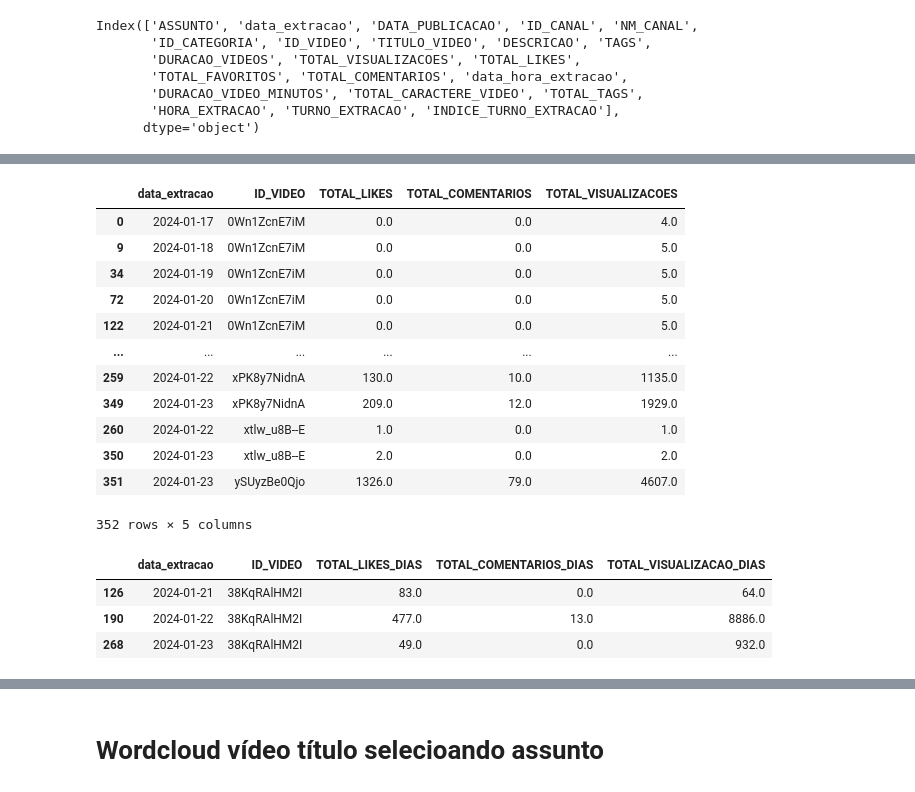
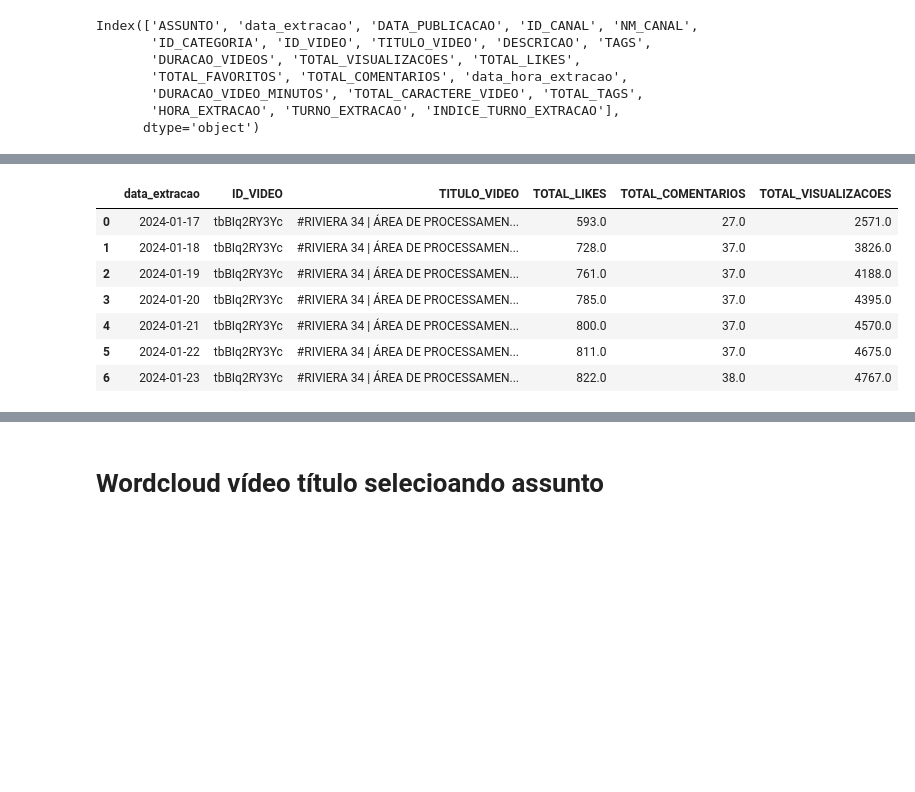
Before and after one commit to rodrigorocha1/analise_dados_youtube, a Jupyter notebook: notebooks_v2/visualizacoes.ipynb, the cells around one changed output, grey strips where cells are left out. Cells and saved outputs as stored; diff of their text form; code cells hidden in the pictures; blank space fills up the shorter version.

```diff
--- a/notebooks_v2/visualizacoes.ipynb
+++ b/notebooks_v2/visualizacoes.ipynb
@@ -917,3 +952,5 @@ base_video = base_video.query('ASSUNTO == "assunto_cities_skylines"')
+# %%
+base_video = base_video.query('ID_VIDEO == "tbBIq2RY3Yc"')
 # %%
 base_video.head()
 # %% [output]
@@ -926,25 +963,20 @@ base_video.head()
 # %%
-base_video = base_video.groupby(['data_extracao', 'ID_VIDEO']) \
+base_video = base_video.groupby(['data_extracao', 'ID_VIDEO', 'TITULO_VIDEO']) \
     .agg(
         TOTAL_LIKES=('TOTAL_LIKES', 'max'),
         TOTAL_COMENTARIOS=('TOTAL_COMENTARIOS', 'max'),
         TOTAL_VISUALIZACOES=('TOTAL_VISUALIZACOES', 'max')
     ).reset_index().sort_values(by=[ 'ID_VIDEO', 'data_extracao'])
 base_video
 # %% [output]
-|  | data_extracao | ID_VIDEO | TOTAL_LIKES | TOTAL_COMENTARIOS | TOTAL_VISUALIZACOES |
-| 0 | 2024-01-17 | 0Wn1ZcnE7iM | 0.0 | 0.0 | 4.0 |
-| 9 | 2024-01-18 | 0Wn1ZcnE7iM | 0.0 | 0.0 | 5.0 |
-| 34 | 2024-01-19 | 0Wn1ZcnE7iM | 0.0 | 0.0 | 5.0 |
-| 72 | 2024-01-20 | 0Wn1ZcnE7iM | 0.0 | 0.0 | 5.0 |
-| 122 | 2024-01-21 | 0Wn1ZcnE7iM | 0.0 | 0.0 | 5.0 |
-| ... | ... | ... | ... | ... | ... |
-| 259 | 2024-01-22 | xPK8y7NidnA | 130.0 | 10.0 | 1135.0 |
-| 349 | 2024-01-23 | xPK8y7NidnA | 209.0 | 12.0 | 1929.0 |
-| 260 | 2024-01-22 | xtlw_u8B--E | 1.0 | 0.0 | 1.0 |
-| 350 | 2024-01-23 | xtlw_u8B--E | 2.0 | 0.0 | 2.0 |
-| 351 | 2024-01-23 | ySUyzBe0Qjo | 1326.0 | 79.0 | 4607.0 |
+|  | data_extracao | ID_VIDEO | TITULO_VIDEO | TOTAL_LIKES | TOTAL_COMENTARIOS | TOTAL_VISUALIZACOES |
+| 0 | 2024-01-17 | tbBIq2RY3Yc | #RIVIERA 34 | ÁREA DE PROCESSAMEN... | 593.0 | 27.0 | 2571.0 |
+| 1 | 2024-01-18 | tbBIq2RY3Yc | #RIVIERA 34 | ÁREA DE PROCESSAMEN... | 728.0 | 37.0 | 3826.0 |
+| 2 | 2024-01-19 | tbBIq2RY3Yc | #RIVIERA 34 | ÁREA DE PROCESSAMEN... | 761.0 | 37.0 | 4188.0 |
+| 3 | 2024-01-20 | tbBIq2RY3Yc | #RIVIERA 34 | ÁREA DE PROCESSAMEN... | 785.0 | 37.0 | 4395.0 |
+| 4 | 2024-01-21 | tbBIq2RY3Yc | #RIVIERA 34 | ÁREA DE PROCESSAMEN... | 800.0 | 37.0 | 4570.0 |
+| 5 | 2024-01-22 | tbBIq2RY3Yc | #RIVIERA 34 | ÁREA DE PROCESSAMEN... | 811.0 | 37.0 | 4675.0 |
+| 6 | 2024-01-23 | tbBIq2RY3Yc | #RIVIERA 34 | ÁREA DE PROCESSAMEN... | 822.0 | 38.0 | 4767.0 |
-352 rows × 5 columns
 # %%
 base_video['TOTAL_VISUALIZACOES_DESLOCADO'] = base_video.groupby('ID_VIDEO')['TOTAL_VISUALIZACOES'].shift(1)
 base_video['TOTAL_COMENTARIOS_DESLOCADO'] = base_video.groupby('ID_VIDEO')['TOTAL_COMENTARIOS'].shift(1)
@@ -954,12 +986,6 @@ base_video['TOTAL_LIKES_DIAS'] = base_video['TOTAL_LIKES'] - base_video['TOTAL_L
 base_video['TOTAL_COMENTARIOS_DIAS'] = base_video['TOTAL_COMENTARIOS'] - base_video['TOTAL_COMENTARIOS_DESLOCADO']
 base_video['TOTAL_VISUALIZACAO_DIAS'] = base_video['TOTAL_VISUALIZACOES'] - base_video['TOTAL_VISUALIZACOES_DESLOCADO']
 base_video.drop(['TOTAL_LIKES', 'TOTAL_LIKES_DESLOCADO', 'TOTAL_COMENTARIOS', 'TOTAL_COMENTARIOS_DESLOCADO', 'TOTAL_VISUALIZACOES', 'TOTAL_VISUALIZACOES_DESLOCADO'],axis=1, inplace=True)
-base_video.query('ID_VIDEO == "38KqRAlHM2I"')
-# %% [output]
-|  | data_extracao | ID_VIDEO | TOTAL_LIKES_DIAS | TOTAL_COMENTARIOS_DIAS | TOTAL_VISUALIZACAO_DIAS |
-| 126 | 2024-01-21 | 38KqRAlHM2I | 83.0 | 0.0 | 64.0 |
-| 190 | 2024-01-22 | 38KqRAlHM2I | 477.0 | 13.0 | 8886.0 |
-| 268 | 2024-01-23 | 38KqRAlHM2I | 49.0 | 0.0 | 932.0 |
 # %%
 base_video
 # %% [output]
```
Also changed, not shown: parts of 9 cells of this notebook.
